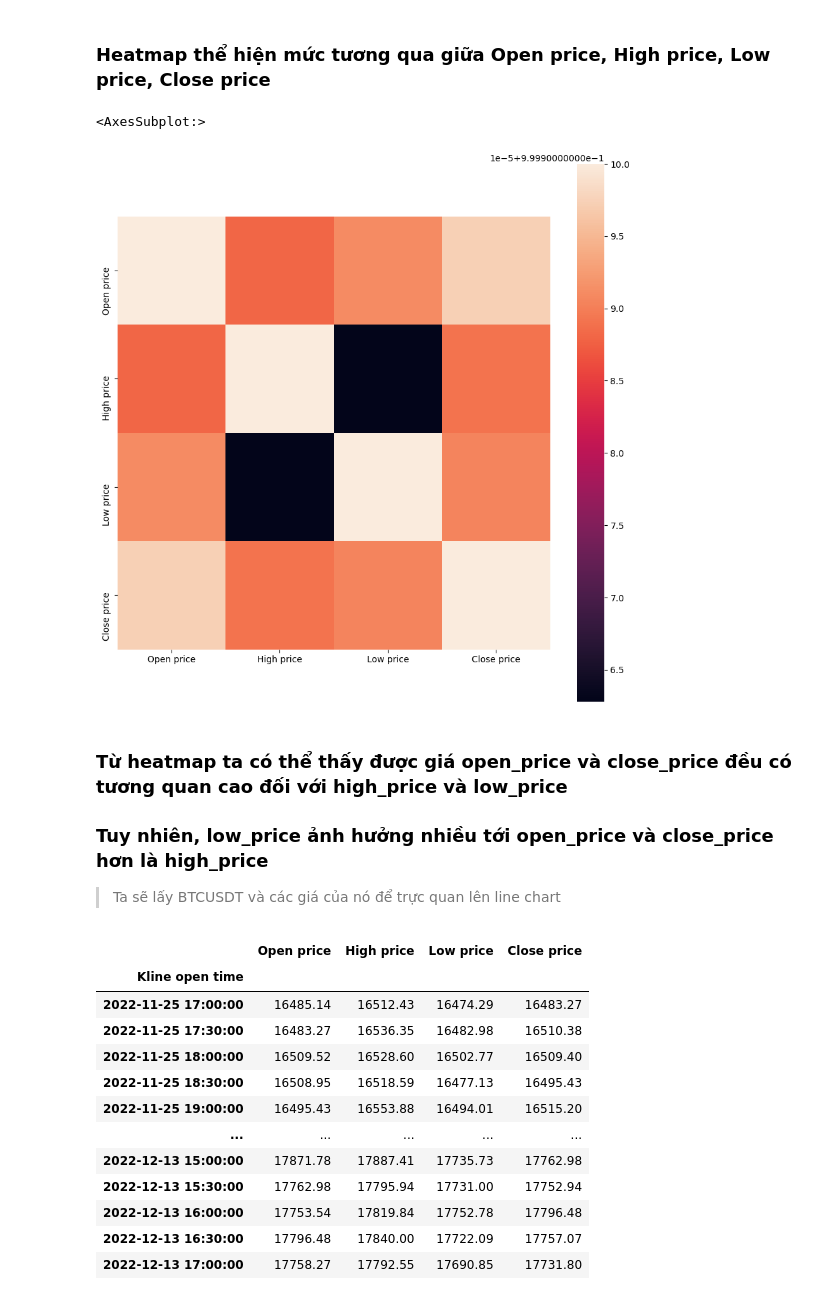
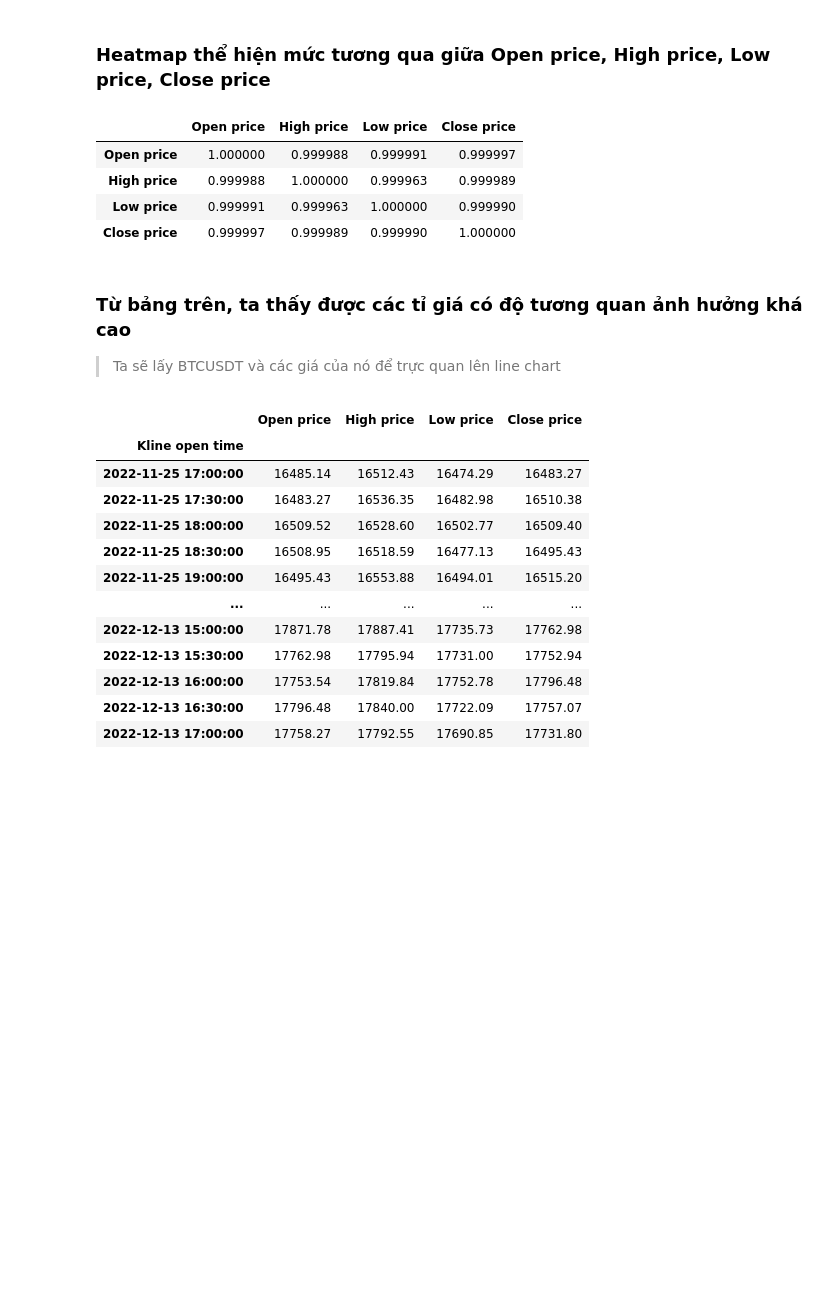
Before and after one commit to nhatruong1009/CryptoPrediction, a Jupyter notebook: src/exploring/Q_Price_Corr.ipynb, the cells around one changed output. Drawn from its saved outputs; the diff is of its cells as text; code cells hidden in the pictures; blank space fills up the shorter version.

```diff
--- a/src/exploring/Q_Price_Corr.ipynb
+++ b/src/exploring/Q_Price_Corr.ipynb
@@ -4,7 +4,7 @@ import seaborn as sns
 import matplotlib.pyplot as plt
 import plotly.express as px
 # %%
-price_df = pd.read_csv("../../datastore/data.csv")
+price_df = pd.read_csv("../Data/data.csv")
 price_df.drop(columns=["Unnamed: 0", "Unused field, ignore"], inplace=True)
 price_df
 # %% [output]
@@ -26,14 +26,15 @@ price_df
 # %%
 price_only_df = price_df[["Open price", "High price", "Low price", "Close price"]]
 corr = price_only_df.corr()
-plt.figure(figsize=(11, 11))
-sns.heatmap(corr, xticklabels=corr.columns, yticklabels=corr.columns, square=True)
+corr
 # %% [output]
-<AxesSubplot:>
-[figure, removed]
+|  | Open price | High price | Low price | Close price |
+| Open price | 1.000000 | 0.999988 | 0.999991 | 0.999997 |
+| High price | 0.999988 | 1.000000 | 0.999963 | 0.999989 |
+| Low price | 0.999991 | 0.999963 | 1.000000 | 0.999990 |
+| Close price | 0.999997 | 0.999989 | 0.999990 | 1.000000 |
 # %% [markdown]
-### Từ heatmap ta có thể thấy được giá open_price và close_price đều có tương quan cao đối với high_price và low_price
-### Tuy nhiên, low_price ảnh hưởng nhiều tới open_price và close_price hơn là high_price
+### Từ bảng trên, ta thấy được các tỉ giá có độ tương quan ảnh hưởng khá cao
 
 > Ta sẽ lấy BTCUSDT và các giá của nó để trực quan lên line chart
 # %%
```
Also changed, not shown: parts of 7 cells of this notebook.
